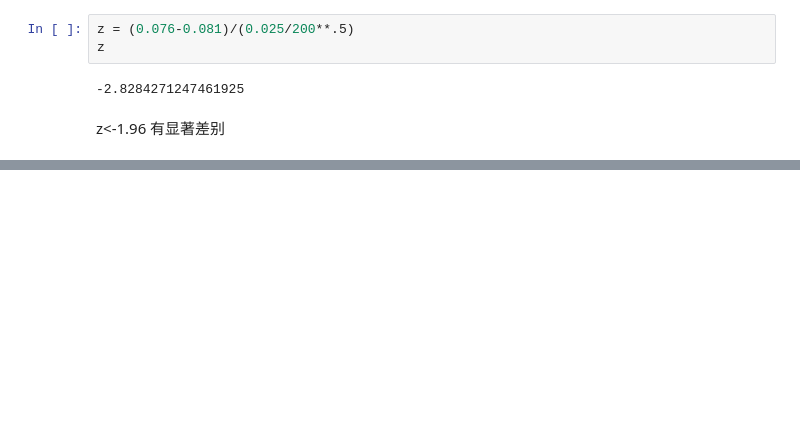
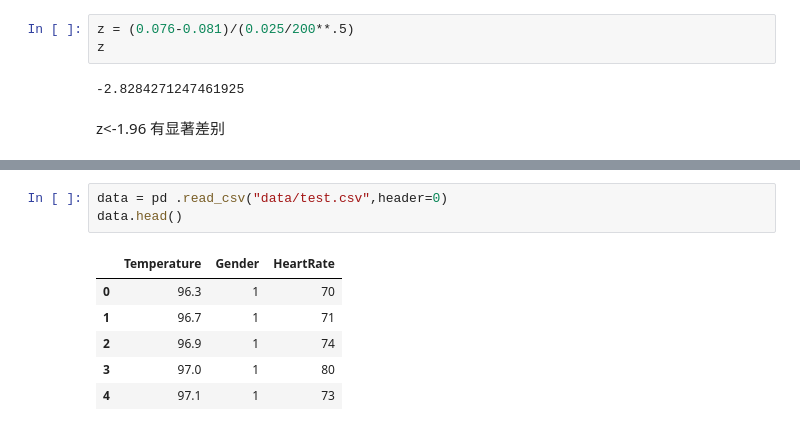
Before and after one commit to xiasummer1019/statis_learning, a Jupyter notebook: hypothesis_testing/hypothesis_testing.ipynb, the cells around one changed output, grey strips where cells are left out. Saved outputs shown, nothing was run; the diff lists cells and outputs as text; blank space fills up the shorter version.

```diff
--- a/hypothesis_testing/hypothesis_testing.ipynb
+++ b/hypothesis_testing/hypothesis_testing.ipynb
@@ -53,0 +327,10 @@ z<-1.96 有显著差别
+# %%
+data = pd .read_csv("data/test.csv",header=0)
+data.head()
+# %% [output]
+|  | Temperature | Gender | HeartRate |
+| 0 | 96.3 | 1 | 70 |
+| 1 | 96.7 | 1 | 71 |
+| 2 | 96.9 | 1 | 74 |
+| 3 | 97.0 | 1 | 80 |
+| 4 | 97.1 | 1 | 73 |
```
Also changed, not shown: parts of 65 cells of this notebook, 2 other files.
